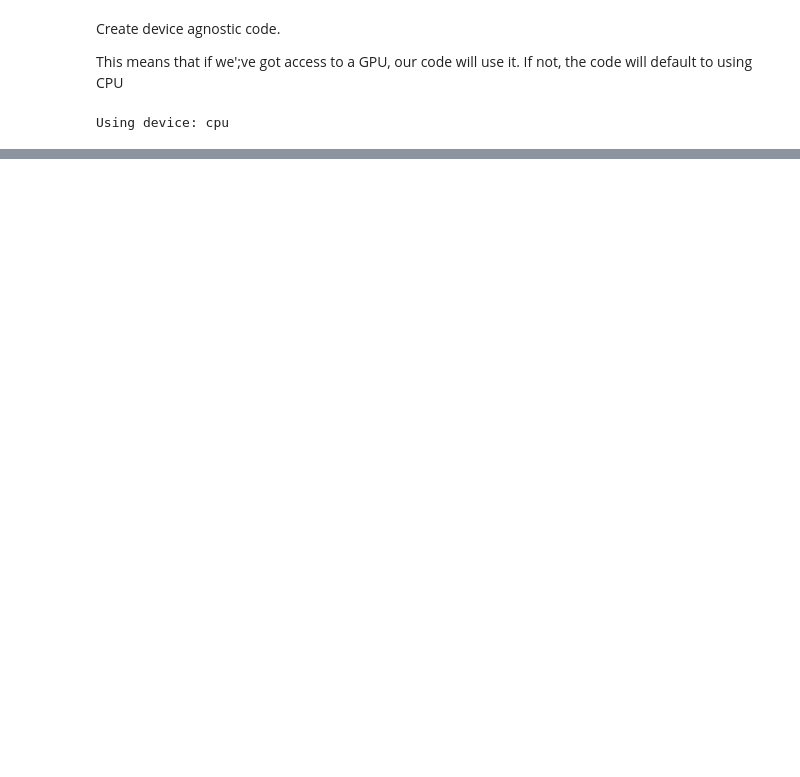
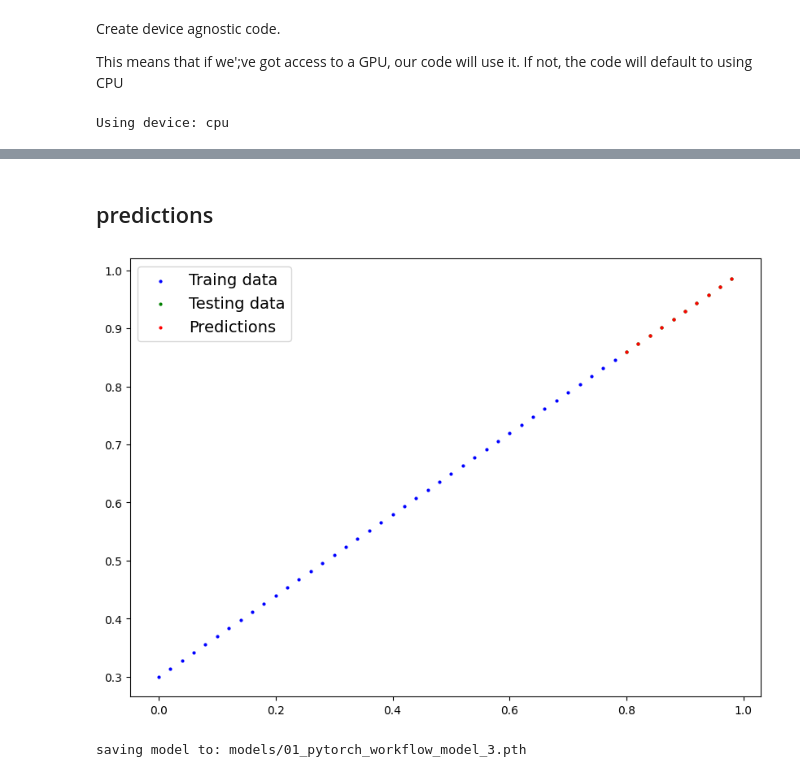
Before and after one commit to footballest/deep_learning_ninja, a Jupyter notebook: pytorch-deep-learning-main/my_notebooks/scratch_01_pytorch_workflow.ipynb, the cells around one changed output, grey strips where cells are left out. Cells and saved outputs as stored; diff of their text form; code cells hidden in the pictures; blank space fills up the shorter version.

```diff
--- a/pytorch-deep-learning-main/my_notebooks/scratch_01_pytorch_workflow.ipynb
+++ b/pytorch-deep-learning-main/my_notebooks/scratch_01_pytorch_workflow.ipynb
@@ -552,0 +605,18 @@ Using device: cpu
+# %%
+# create a linear regression model class by subclassing nn.Module
+class LinearRegressionModelV2(nn.Module):
+    """Linear Regression Model V2"""
+    def __init__(self):
+        super().__init__()
+        # use nn.Linear()
+        self.linear_layer = nn.Linear(in_features=1,
+                                      out_features=1)
+
+    def forward(self, x: torch.tensor) -> torch.Tensor:
+        return self.linear_layer(x)
+
+# set manual seed
+torch.manual_seed(42)
+# create an instance of the model and send it to the target device
+model_1 = LinearRegressionModelV2()
+model_1, model_1.state_dict()
@@ -552,0 +648,8 @@ Using device: cpu
+# %%
+# setup loss func
+loss_fn = nn.L1Loss()
+
+## setup optimizer
+optimizer = torch.optim.SGD(params=model_1.parameters(), lr=0.01)
+
+loss_fn, optimizer
@@ -552,0 +734,28 @@ Using device: cpu
+# %% [markdown]
+## predictions
+# %%
+model_1.eval()
+
+with torch.inference_mode():
+    y_preds = model_1(X_test)
+    #plot the predictions
+
+plot_predictions(predictions=y_preds)
+# %% [output]
+[figure, added]
+# %%
+from pathlib import Path
+# 1. Create model directory
+MODEL_PATH = Path("models")
+MODEL_PATH.mkdir(parents=True, exist_ok=True)
+
+# 2. Create model save path
+MODEL_NAME = "01_pytorch_workflow_model_3.pth"
+MODEL_SAVE_PATH = MODEL_PATH / MODEL_NAME
+
+# 3. Save the model state dict
+print(f"saving model to: {MODEL_SAVE_PATH}")
+torch.save(model_1.state_dict(),
+           MODEL_SAVE_PATH)
+# %% [output]
+saving model to: models/01_pytorch_workflow_model_3.pth
```
Also changed, not shown: parts of 27 cells of this notebook, 2 other files.
